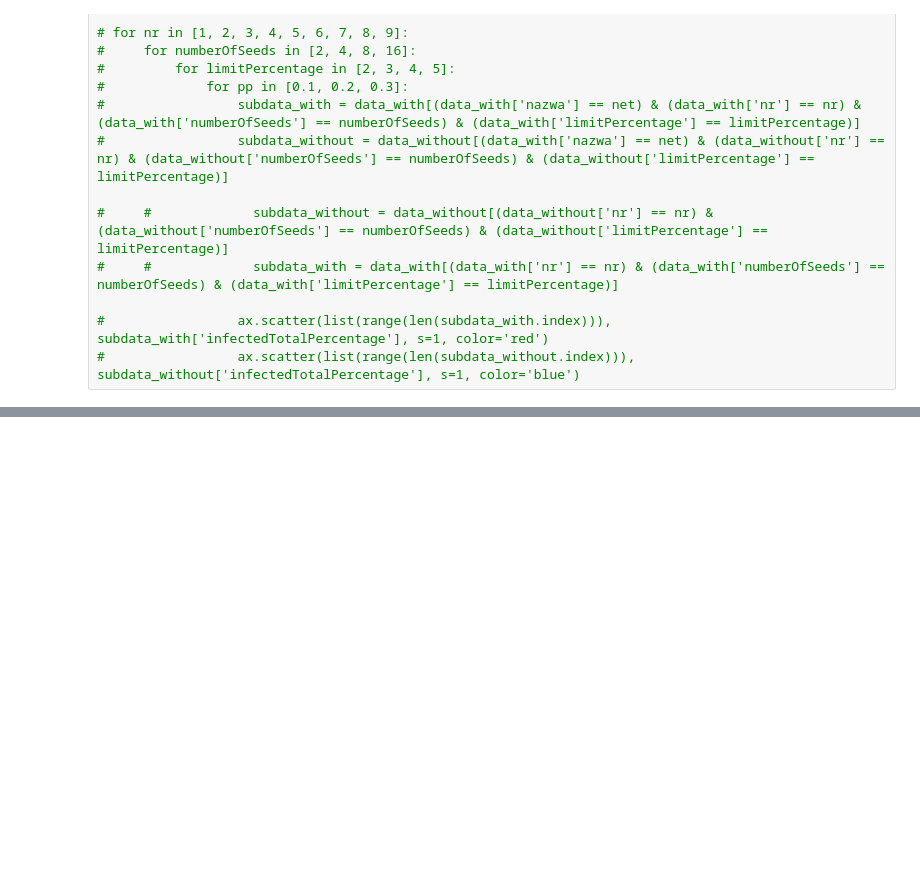
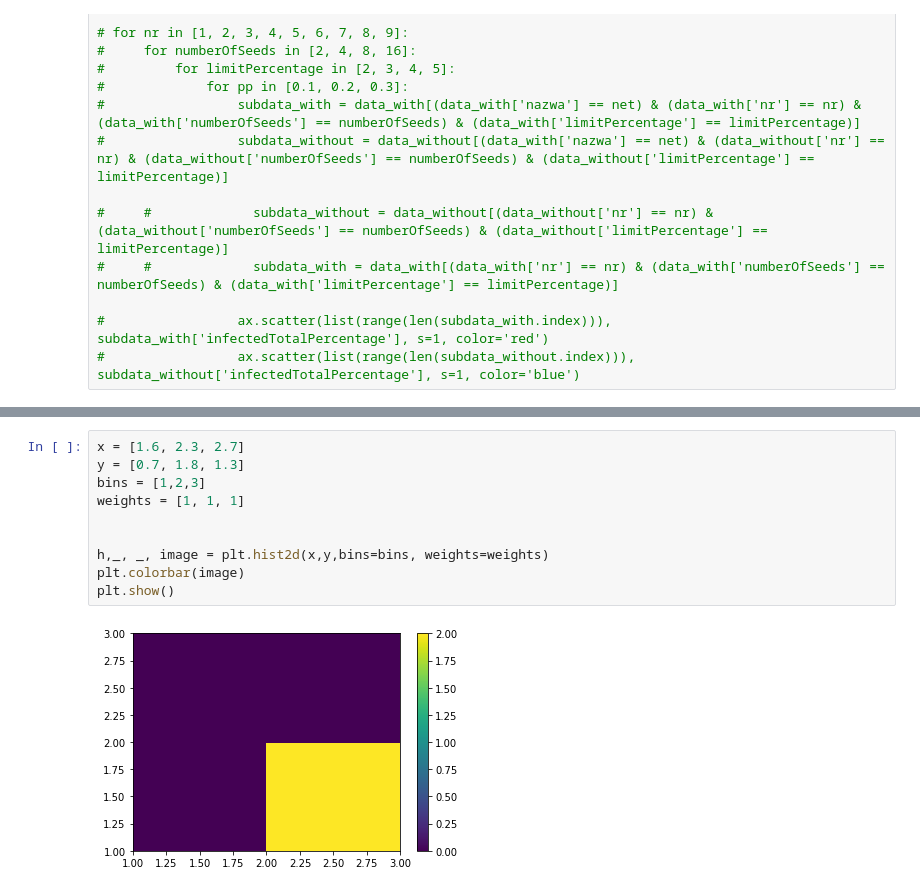
Before and after one commit to patrycze/ICCS2020_VOTERANK, a Jupyter notebook: analysis/last.ipynb, the cells around one changed output, grey strips where cells are left out. Cells and saved outputs as stored; diff of their text form; blank space fills up the shorter version.

```diff
--- a/analysis/last.ipynb
+++ b/analysis/last.ipynb
@@ -201,0 +267,12 @@ lastRows_without
+# %%
+x = [1.6, 2.3, 2.7]
+y = [0.7, 1.8, 1.3]
+bins = [1,2,3]
+weights = [1, 1, 1]
+
+
+h,_, _, image = plt.hist2d(x,y,bins=bins, weights=weights)
+plt.colorbar(image)
+plt.show()
+# %% [output]
+[figure, added]
```
Also changed, not shown: parts of 12 cells of this notebook, 10 other files.
